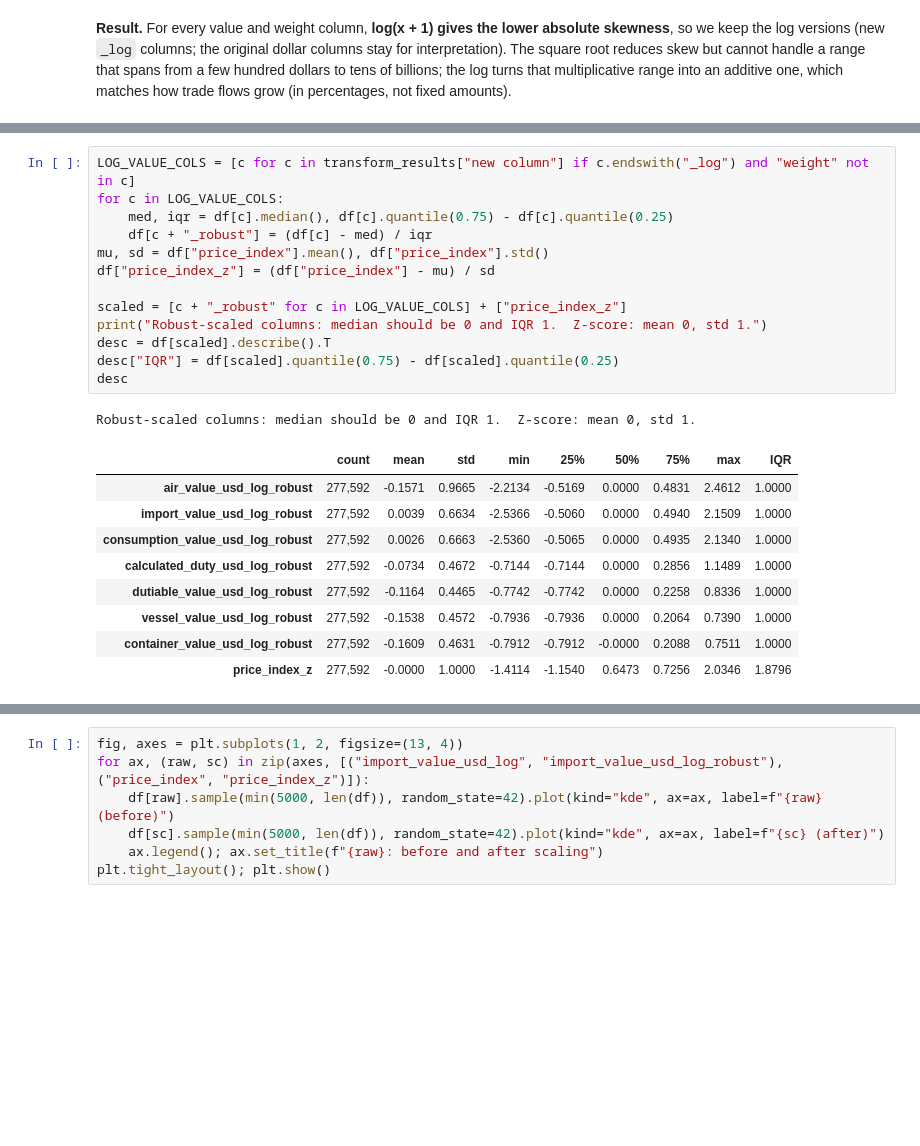
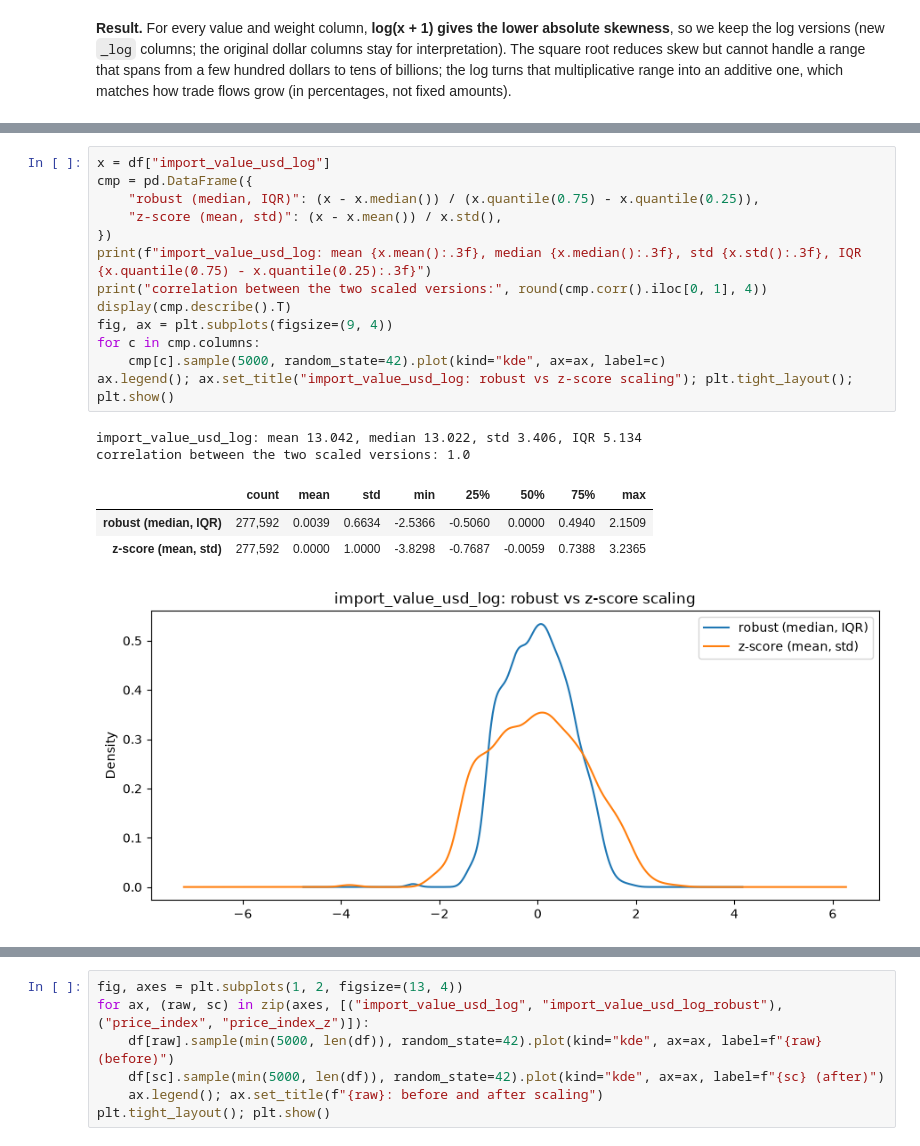
Before and after one commit to BCIT-ACIT4880-2026-Fall/CRN-45883-5-Domain-D, a Jupyter notebook: Group05_D2.ipynb, the cells around one changed output, grey strips where cells are left out. Cells and saved outputs as stored; diff of their text form; blank space fills up the shorter version.

Commit message:
Part 5: rework scaling justification, compare robust vs z-score on log import value

```diff
--- a/Group05_D2.ipynb
+++ b/Group05_D2.ipynb
@@ -1121,24 +1123,20 @@ In Part 4 we **kept** the large import flows and marked them with `is_outlier_im
 # %%
-LOG_VALUE_COLS = [c for c in transform_results["new column"] if c.endswith("_log") and "weight" not in c]
-for c in LOG_VALUE_COLS:
-    med, iqr = df[c].median(), df[c].quantile(0.75) - df[c].quantile(0.25)
-    df[c + "_robust"] = (df[c] - med) / iqr
-mu, sd = df["price_index"].mean(), df["price_index"].std()
-df["price_index_z"] = (df["price_index"] - mu) / sd
-
-scaled = [c + "_robust" for c in LOG_VALUE_COLS] + ["price_index_z"]
-print("Robust-scaled columns: median should be 0 and IQR 1.  Z-score: mean 0, std 1.")
-desc = df[scaled].describe().T
-desc["IQR"] = df[scaled].quantile(0.75) - df[scaled].quantile(0.25)
-desc
+x = df["import_value_usd_log"]
+cmp = pd.DataFrame({
+    "robust (median, IQR)": (x - x.median()) / (x.quantile(0.75) - x.quantile(0.25)),
+    "z-score (mean, std)": (x - x.mean()) / x.std(),
+})
+print(f"import_value_usd_log: mean {x.mean():.3f}, median {x.median():.3f}, std {x.std():.3f}, IQR {x.quantile(0.75) - x.quantile(0.25):.3f}")
+print("correlation between the two scaled versions:", round(cmp.corr().iloc[0, 1], 4))
+display(cmp.describe().T)
+fig, ax = plt.subplots(figsize=(9, 4))
+for c in cmp.columns:
+    cmp[c].sample(5000, random_state=42).plot(kind="kde", ax=ax, label=c)
+ax.legend(); ax.set_title("import_value_usd_log: robust vs z-score scaling"); plt.tight_layout(); plt.show()
 # %% [output]
-Robust-scaled columns: median should be 0 and IQR 1.  Z-score: mean 0, std 1.
+import_value_usd_log: mean 13.042, median 13.022, std 3.406, IQR 5.134
+correlation between the two scaled versions: 1.0
-|  | count | mean | std | min | 25% | 50% | 75% | max | IQR |
-| air_value_usd_log_robust | 277,592 | -0.1571 | 0.9665 | -2.2134 | -0.5169 | 0.0000 | 0.4831 | 2.4612 | 1.0000 |
-| import_value_usd_log_robust | 277,592 | 0.0039 | 0.6634 | -2.5366 | -0.5060 | 0.0000 | 0.4940 | 2.1509 | 1.0000 |
-| consumption_value_usd_log_robust | 277,592 | 0.0026 | 0.6663 | -2.5360 | -0.5065 | 0.0000 | 0.4935 | 2.1340 | 1.0000 |
-| calculated_duty_usd_log_robust | 277,592 | -0.0734 | 0.4672 | -0.7144 | -0.7144 | 0.0000 | 0.2856 | 1.1489 | 1.0000 |
-| dutiable_value_usd_log_robust | 277,592 | -0.1164 | 0.4465 | -0.7742 | -0.7742 | 0.0000 | 0.2258 | 0.8336 | 1.0000 |
-| vessel_value_usd_log_robust | 277,592 | -0.1538 | 0.4572 | -0.7936 | -0.7936 | 0.0000 | 0.2064 | 0.7390 | 1.0000 |
-| container_value_usd_log_robust | 277,592 | -0.1609 | 0.4631 | -0.7912 | -0.7912 | -0.0000 | 0.2088 | 0.7511 | 1.0000 |
-| price_index_z | 277,592 | -0.0000 | 1.0000 | -1.4114 | -1.1540 | 0.6473 | 0.7256 | 2.0346 | 1.8796 |
+|  | count | mean | std | min | 25% | 50% | 75% | max |
+| robust (median, IQR) | 277,592 | 0.0039 | 0.6634 | -2.5366 | -0.5060 | 0.0000 | 0.4940 | 2.1509 |
+| z-score (mean, std) | 277,592 | 0.0000 | 1.0000 | -3.8298 | -0.7687 | -0.0059 | 0.7388 | 3.2365 |
+[figure, added]
```
Also changed, not shown: parts of 11 cells of this notebook.
